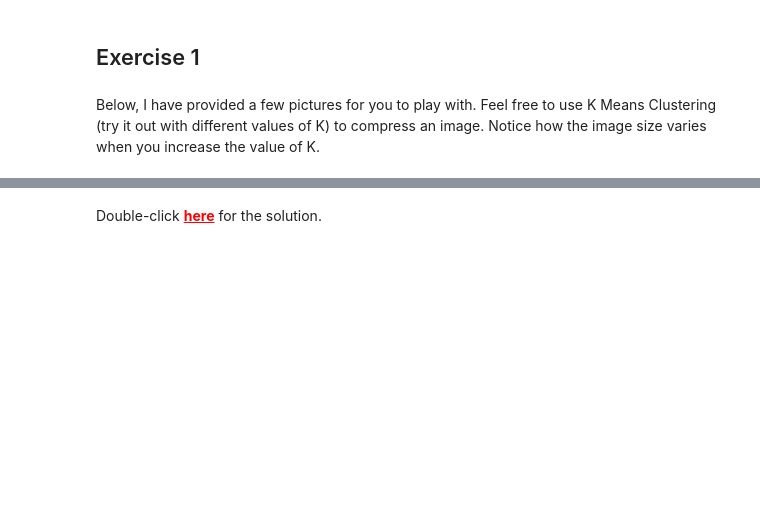
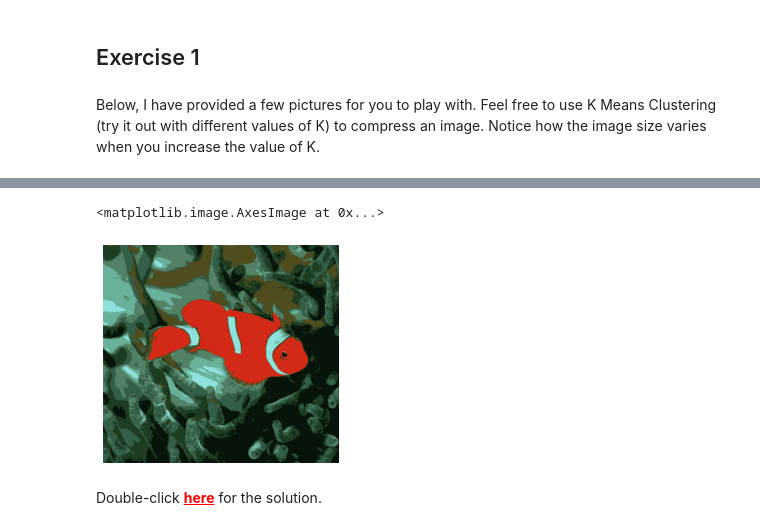
Before and after one commit to marti1125/acamica-ds-labs, a Jupyter notebook: computer_vision/Image_Compression_using_OpenCV.ipynb, the cells around one changed output, grey strips where cells are left out. Cells and saved outputs as stored; diff of their text form; code cells hidden in the pictures; blank space fills up the shorter version.

```diff
--- a/computer_vision/Image_Compression_using_OpenCV.ipynb
+++ b/computer_vision/Image_Compression_using_OpenCV.ipynb
@@ -159,3 +170,33 @@ print("Original size of fish image is: {} Kilo Bytes".format(str(math.ceil((os.s
+# %%
+# Write your code here to Perform K Means Clustering on the fish image
+# (stored in variable im2) and compress its size
+num_rows2 = im2.shape[0]
+num_cols2 = im2.shape[1]
+transform_image_for_KMeans2 = im2.reshape(num_rows2 * num_cols2, 3)
+
+
+kmeans2 = KMeans(n_clusters=8)
+kmeans2.fit(transform_image_for_KMeans2)
+
+cluster_centroids2 = np.asarray(kmeans2.cluster_centers_,dtype=np.uint8)
+
+# labels represent the label of each pixel and which cluster it belongs to
+labels2 = np.asarray(kmeans2.labels_,dtype=np.uint8 )
+labels2 = labels2.reshape(num_rows2,num_cols2);
+
+compressed_image2 = np.ones((num_rows2, num_cols2, 3), dtype=np.uint8)
+for r in range(num_rows2):
+    for c in range(num_cols2):
+        compressed_image2[r, c, :] = cluster_centroids2[labels2[r, c], :]
+
+cv2.imwrite("compressed_fish.png", compressed_image2)
+compressed_fish_im = cv2.imread("compressed_fish.png")
+compressed_fish_im_corrected = cv2.cvtColor(compressed_fish_im, cv2.COLOR_BGR2RGB)
+plt.axis('off')
+plt.imshow(compressed_fish_im_corrected)
+# %% [output]
+<matplotlib.image.AxesImage at 0x...>
+[figure, added]
 # %% [markdown]
 Double-click <font color="red"><b><u>here</b></u></font> for the solution.
 
```
Also changed, not shown: parts of 9 cells of this notebook, 7 other files.
